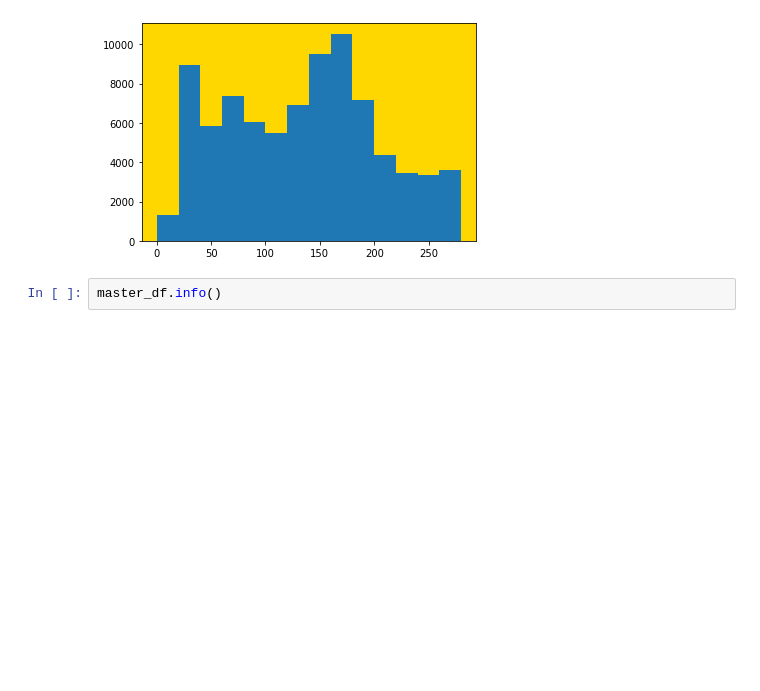
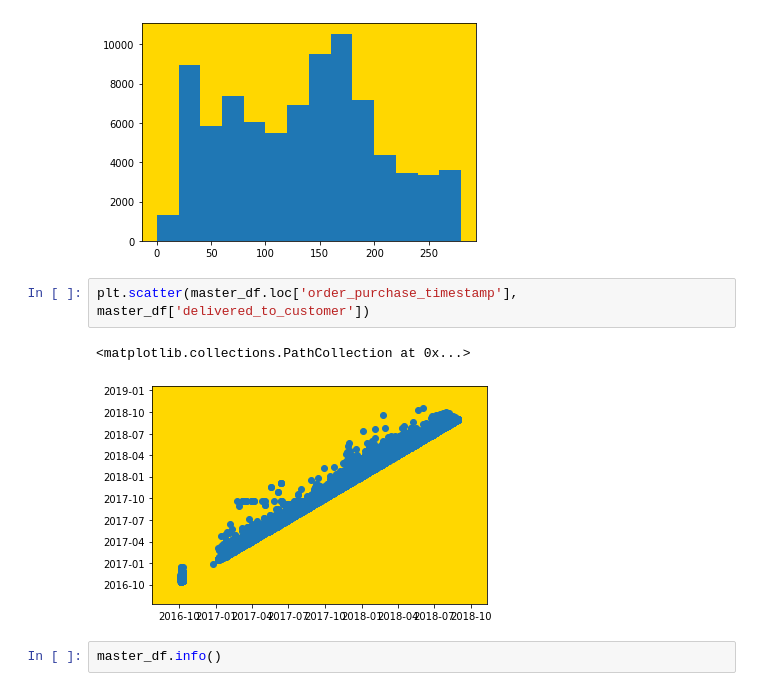
Before and after one commit to RossReisman/Data-Analyst-Portfolio, a Jupyter notebook: Python/brazil/brazil.ipynb, the cells around one changed output. Cells and saved outputs as stored; diff of their text form; blank space fills up the shorter version.

```diff
--- a/Python/brazil/brazil.ipynb
+++ b/Python/brazil/brazil.ipynb
@@ -2451,6 +2460,11 @@ plt.hist(master_df['delivery_hours'], bins=[0,20,40,60,80,100,120,140,160,180,20
         260, 280]),
  <a list of 14 Patch objects>)
 [figure]
+# %%
+plt.scatter(master_df.loc['order_purchase_timestamp'], master_df['delivered_to_customer'])
+# %% [output]
+<matplotlib.collections.PathCollection at 0x...>
+[figure, added]
 # %%
 master_df.info()
 # %% [output]
```
Also changed, not shown: parts of 3 cells of this notebook.
